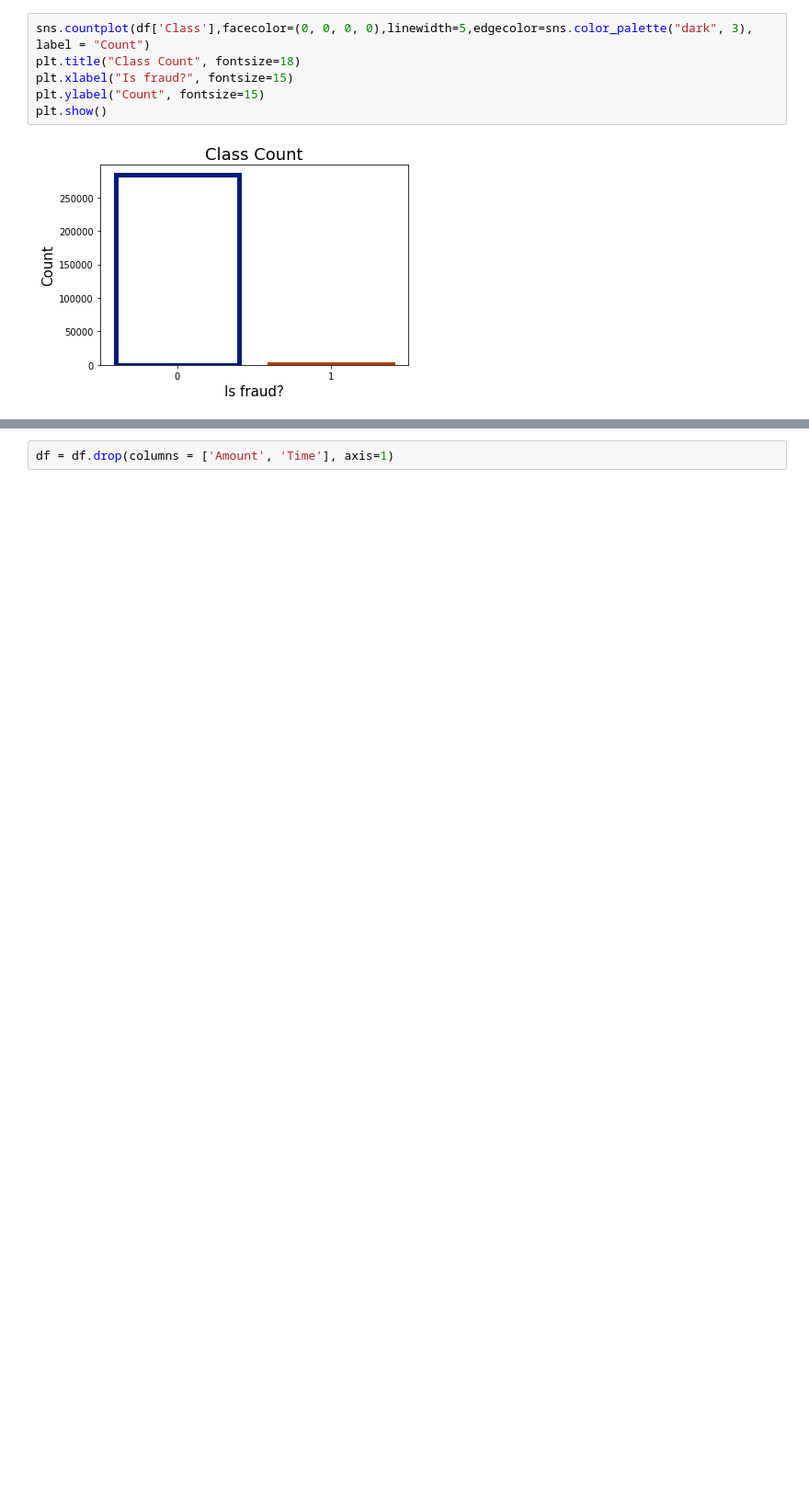
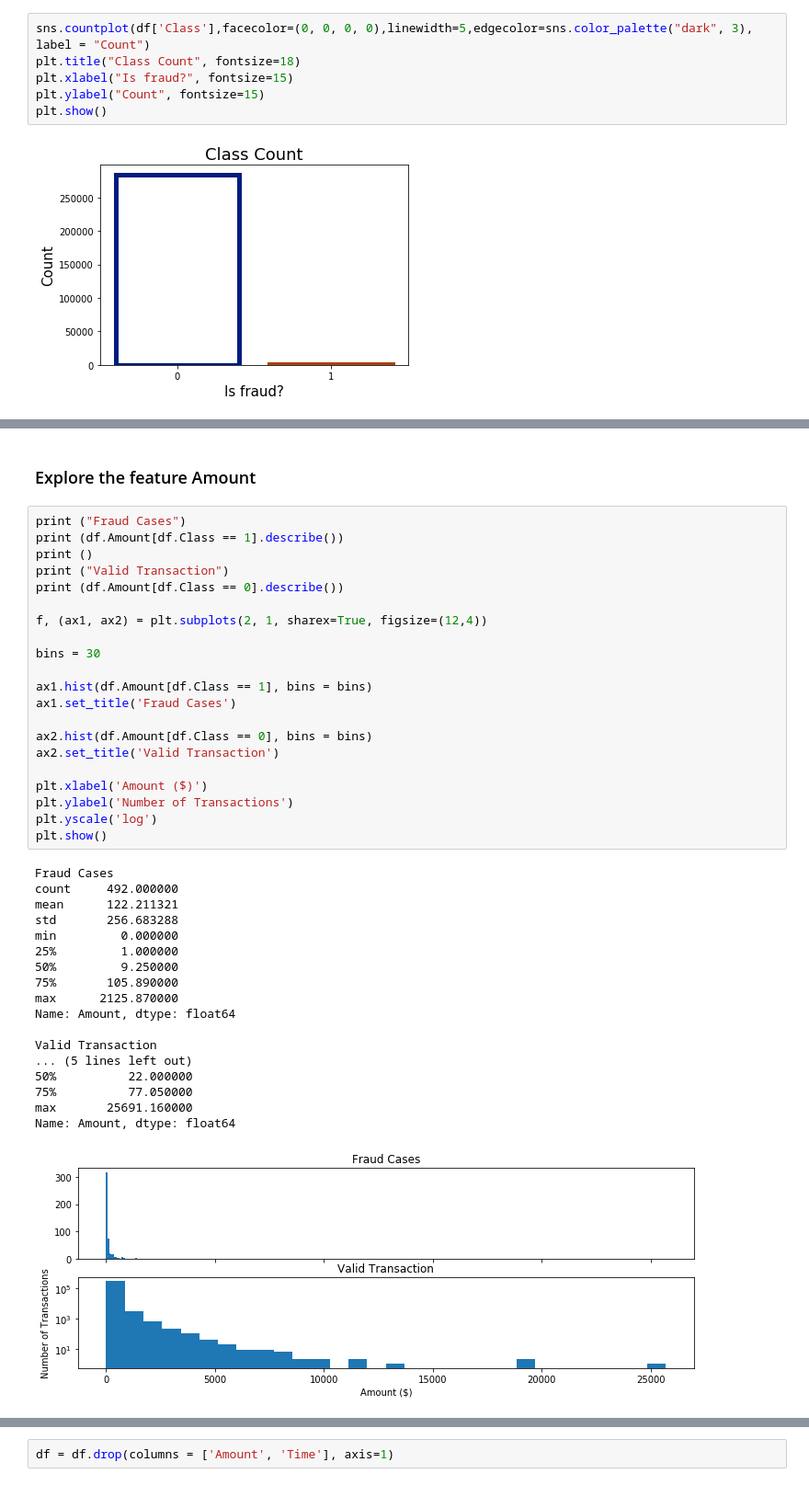
Before and after one commit to RihabBedoui/fraud_detection, a Jupyter notebook: fraudulent_transaction.ipynb, the cells around one changed output, grey strips where cells are left out. Shown: that part at 92% size. Saved outputs shown, nothing was run; the diff lists cells and outputs as text; blank space fills up the shorter version.

```diff
--- a/fraudulent_transaction.ipynb
+++ b/fraudulent_transaction.ipynb
@@ -62,0 +108,42 @@ plt.show()
+# %% [markdown]
+### Explore the feature Amount
+# %%
+print ("Fraud Cases")
+print (df.Amount[df.Class == 1].describe())
+print ()
+print ("Valid Transaction")
+print (df.Amount[df.Class == 0].describe())
+
+f, (ax1, ax2) = plt.subplots(2, 1, sharex=True, figsize=(12,4))
+
+bins = 30
+
+ax1.hist(df.Amount[df.Class == 1], bins = bins)
+ax1.set_title('Fraud Cases')
+
+ax2.hist(df.Amount[df.Class == 0], bins = bins)
+ax2.set_title('Valid Transaction')
+
+plt.xlabel('Amount ($)')
+plt.ylabel('Number of Transactions')
+plt.yscale('log')
+plt.show()
+# %% [output]
+Fraud Cases
+count     492.000000
+mean      122.211321
+std       256.683288
+min         0.000000
+25%         1.000000
+50%         9.250000
+75%       105.890000
+max      2125.870000
+Name: Amount, dtype: float64
+
+Valid Transaction
+... (5 lines left out)
+50%          22.000000
+75%          77.050000
+max       25691.160000
+Name: Amount, dtype: float64
+[figure, added]
```
Also changed, not shown: parts of 24 cells of this notebook.
